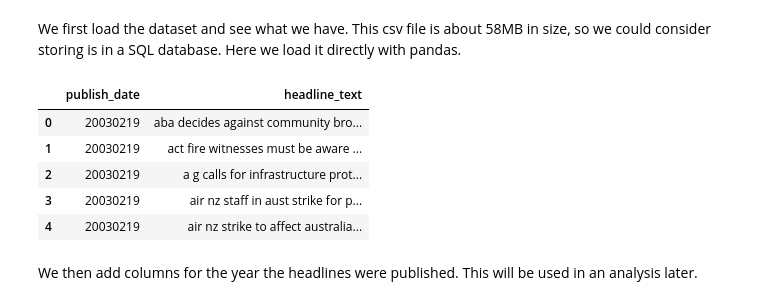
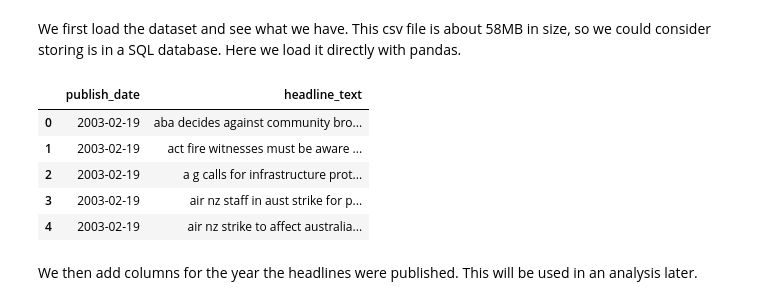
Before and after one commit to isaac-chung/data-science-projects, a Jupyter notebook: Topic Modeling/news-headlines.ipynb, the cells around one changed output. Cells and saved outputs as stored; diff of their text form; code cells hidden in the pictures.

```diff
--- a/Topic Modeling/news-headlines.ipynb
+++ b/Topic Modeling/news-headlines.ipynb
@@ -12,15 +12,15 @@ import numpy as np
 # %% [markdown]
 We first load the dataset and see what we have. This csv file is about 58MB in size, so we could consider storing is in a SQL database. Here we load it directly with pandas.
 # %%
-df = pd.read_csv('abcnews-date-text.csv')
+df = pd.read_csv('abcnews-date-text.csv', parse_dates=['publish_date'])
 df.head()
 # %% [output]
 |  | publish_date | headline_text |
-| 0 | 20030219 | aba decides against community bro... |
-| 1 | 20030219 | act fire witnesses must be aware ... |
-| 2 | 20030219 | a g calls for infrastructure prot... |
-| 3 | 20030219 | air nz staff in aust strike for p... |
-| 4 | 20030219 | air nz strike to affect australia... |
+| 0 | 2003-02-19 | aba decides against community bro... |
+| 1 | 2003-02-19 | act fire witnesses must be aware ... |
+| 2 | 2003-02-19 | a g calls for infrastructure prot... |
+| 3 | 2003-02-19 | air nz staff in aust strike for p... |
+| 4 | 2003-02-19 | air nz strike to affect australia... |
 # %% [markdown]
 We then add columns for the year the headlines were published. This will be used in an analysis later.
 # %%
```
Also changed, not shown: parts of 26 cells of this notebook.
